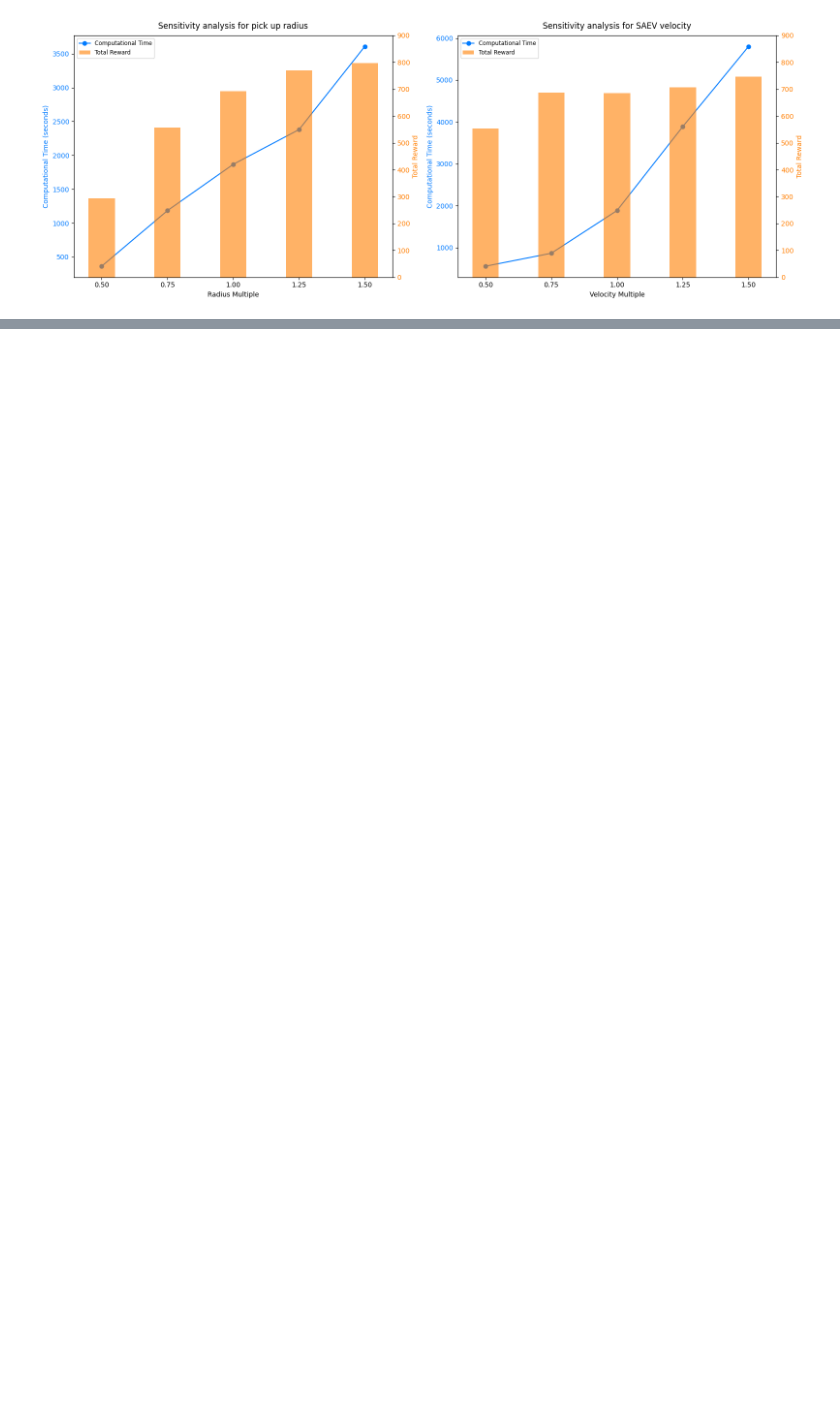
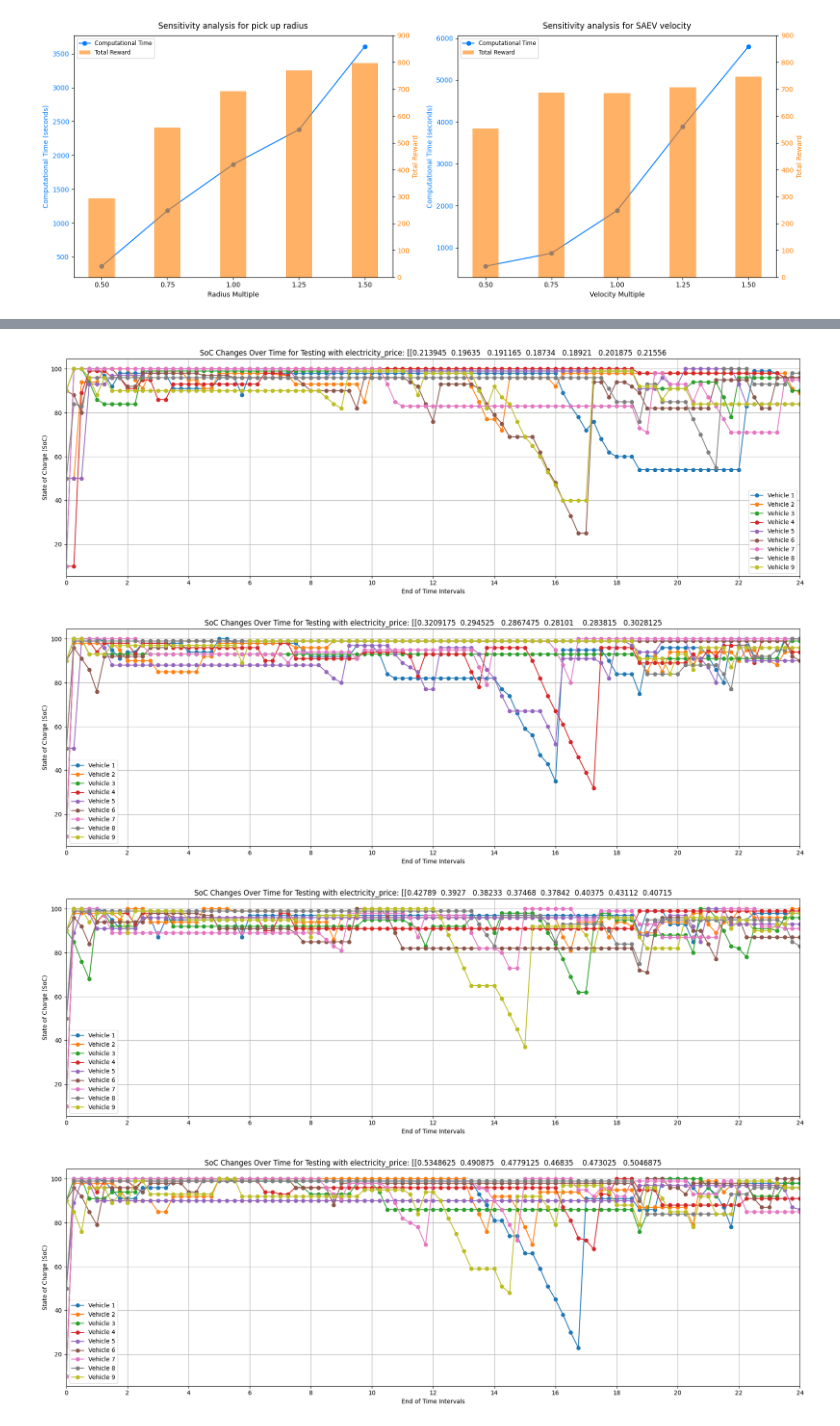
Before and after one commit to DingJin01/MILP-QL-Model-for-SAEV-Operation, a Jupyter notebook: figure/figure.ipynb, the cells around one changed output, grey strips where cells are left out. Saved outputs shown, nothing was run; the diff lists cells and outputs as text; code cells hidden in the pictures; blank space fills up the shorter version.

```diff
--- a/figure/figure.ipynb
+++ b/figure/figure.ipynb
@@ -151,0 +210,74 @@ plt.show()
+# %%
+import matplotlib.pyplot as plt
+import re
+import numpy as np
+
+# Vehicles' origin SoC data
+VEHICLES = [
+    {'id': 1, 'position': 11, 'time': 0, 'passengers': 0, 'active_orders': [], 'soc': 10},
+    {'id': 2, 'position': 3, 'time': 0, 'passengers': 0, 'active_orders': [], 'soc': 50},
+    {'id': 3, 'position': 5, 'time': 0, 'passengers': 0, 'active_orders': [], 'soc': 90},
+    {'id': 4, 'position': 12, 'time': 0, 'passengers': 0, 'active_orders': [], 'soc': 10},
+    {'id': 5, 'position': 16, 'time': 0, 'passengers': 0, 'active_orders': [], 'soc': 50},
+    {'id': 6, 'position': 1, 'time': 0, 'passengers': 0, 'active_orders': [], 'soc': 90},
+    {'id': 7, 'position': 9, 'time': 0, 'passengers': 0, 'active_orders': [], 'soc': 10},
+    {'id': 8, 'position': 7, 'time': 0, 'passengers': 0, 'active_orders': [], 'soc': 50},
+    {'id': 9, 'position': 5, 'time': 0, 'passengers': 0, 'active_orders': [], 'soc': 90},
+]
+
+# Function to parse SoC changes from the file
+def parse_soc_data(file_path):
+    soc_data = {}
+    current_case = None
+
+    with open(file_path, 'r') as f:
+        for line in f:
+            # Detect sensitivity analysis case
+            if "Testing with electricity_price" in line:
+                current_case = line.strip()
+                soc_data[current_case] = {}
+                for vehicle in VEHICLES:
+                    vehicle_id = vehicle['id']
+                    soc_data[current_case][vehicle_id] = {'time': [0], 'soc': [vehicle['soc']]}
+
+            # Match vehicle ID, time (end of interval), and SoC
+            match = re.search(r"From ([\d\.]+) to ([\d\.]+) vehicle status {'id': (\d+).*'soc': (\d+)}", line)
+            if match and current_case:
+                start_time = float(match.group(1))
+                end_time = float(match.group(2))
+                vehicle_id = int(match.group(3))
+                soc = int(match.group(4))
+
+                if vehicle_id in soc_data[current_case]:
+                    soc_data[current_case][vehicle_id]['time'].append(end_time)
+                    soc_data[current_case][vehicle_id]['soc'].append(soc)
+
+    return soc_data
+
+# Function to plot SoC changes for all vehicles in a case
+def plot_soc_changes(soc_data):
+    for case, vehicles in soc_data.items():
+        plt.figure(figsize=(18, 6))
+        for vehicle_id, data in vehicles.items():
+            plt.plot(data['time'], data['soc'], marker='o', label=f'Vehicle {vehicle_id}')
+
+        plt.xlim(0, 24)  # Set x-axis range from 0 to 24
+        plt.xticks(np.arange(0, 25, 2))  # Set x-axis ticks at 0, 2, 4, ..., 24
+        plt.xlabel('End of Time Intervals')
+        plt.ylabel('State of Charge (SoC)')
+        plt.title(f'SoC Changes Over Time for {case}')
+        plt.legend()
+        plt.grid(True)
+        plt.tight_layout()
+        plt.savefig(f"{case.replace(' ', '_')}.svg", format="svg")
+        plt.show()
+
+# Path to the input file
+file_path = '/home/dj823/MILP-QL-Model-for-SAEV-Operation/result-electricity-price-sensitivity-analysis.txt'
+soc_data = parse_soc_data(file_path)
+plot_soc_changes(soc_data)
+# %% [output]
+[figure, added]
+[figure, added]
+[figure, added]
+[figure, added]
```
Also changed, not shown: parts of 3 cells of this notebook, 8 other files.
